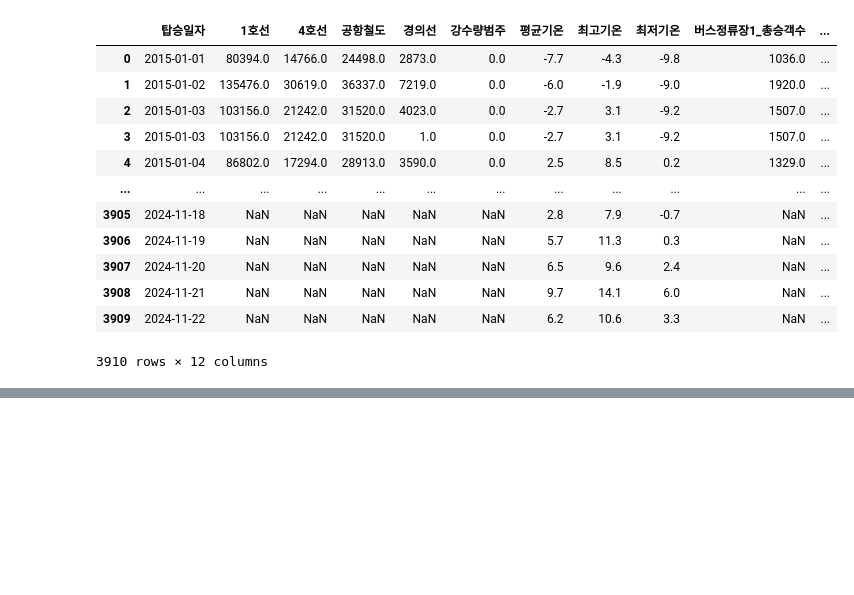
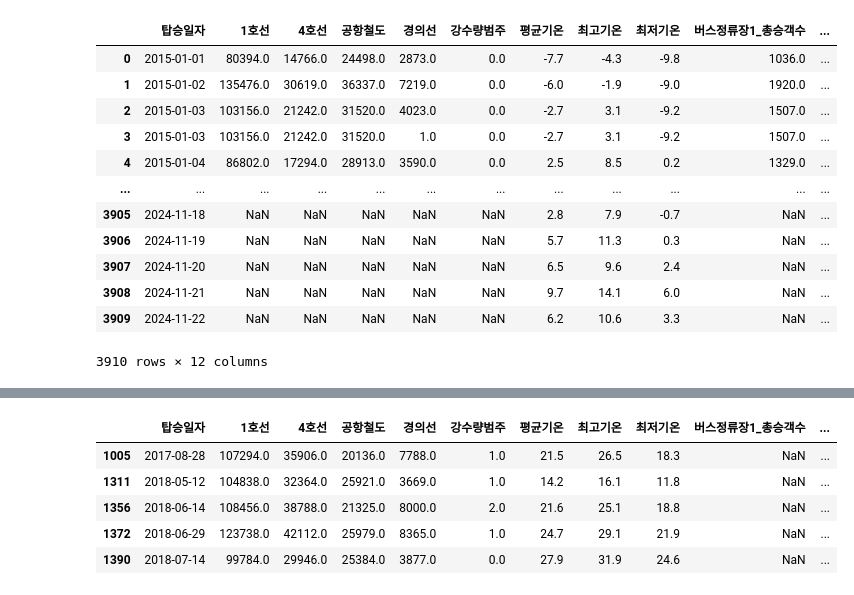
Before and after one commit to InryeolChoi/timeSeries_analysis, a Jupyter notebook: Project/examine3.ipynb, the cells around one changed output, grey strips where cells are left out. Drawn from its saved outputs; the diff is of its cells as text; code cells hidden in the pictures; blank space fills up the shorter version.

```diff
--- a/Project/examine3.ipynb
+++ b/Project/examine3.ipynb
@@ -346,0 +372,12 @@ df2.dropna(['', ''], axis=1)
+# %%
+tmp1 = df2[df2['탑승일자'] == '2020-04-20']['4호선'].reset_index(drop=True)
+tmp2 = df2[df2['탑승일자'] == '2020-04-22']['4호선'].reset_index(drop=True)
+tmp = tmp1[0] + tmp2[0] / 2
+
+df2['4호선'] = df2['4호선'].fillna(tmp)
+# %%
+tmp1 = df2[df2['탑승일자'] == '2020-04-20']['공항철도'].reset_index(drop=True)
+tmp2 = df2[df2['탑승일자'] == '2020-04-22']['공항철도'].reset_index(drop=True)
+tmp = tmp1[0] + tmp2[0] / 2
+
+df2['공항철도'] = df2['공항철도'].fillna(tmp)
@@ -346,0 +400,9 @@ df2.dropna(['', ''], axis=1)
+# %%
+df2[df2['버스정류장1_총승객수'].isnull()]
+# %% [output]
+|  | 탑승일자 | 1호선 | 4호선 | 공항철도 | 경의선 | 강수량범주 | 평균기온 | 최고기온 | 최저기온 | 버스정류장1_총승객수 | ... |
+| 1005 | 2017-08-28 | 107294.0 | 35906.0 | 20136.0 | 7788.0 | 1.0 | 21.5 | 26.5 | 18.3 | NaN | ... |
+| 1311 | 2018-05-12 | 104838.0 | 32364.0 | 25921.0 | 3669.0 | 1.0 | 14.2 | 16.1 | 11.8 | NaN | ... |
+| 1356 | 2018-06-14 | 108456.0 | 38788.0 | 21325.0 | 8000.0 | 2.0 | 21.6 | 25.1 | 18.8 | NaN | ... |
+| 1372 | 2018-06-29 | 123738.0 | 42112.0 | 25979.0 | 8365.0 | 1.0 | 24.7 | 29.1 | 21.9 | NaN | ... |
+| 1390 | 2018-07-14 | 99784.0 | 29946.0 | 25384.0 | 3877.0 | 0.0 | 27.9 | 31.9 | 24.6 | NaN | ... |
```
Also changed, not shown: parts of 11 cells of this notebook, 1 other file.
